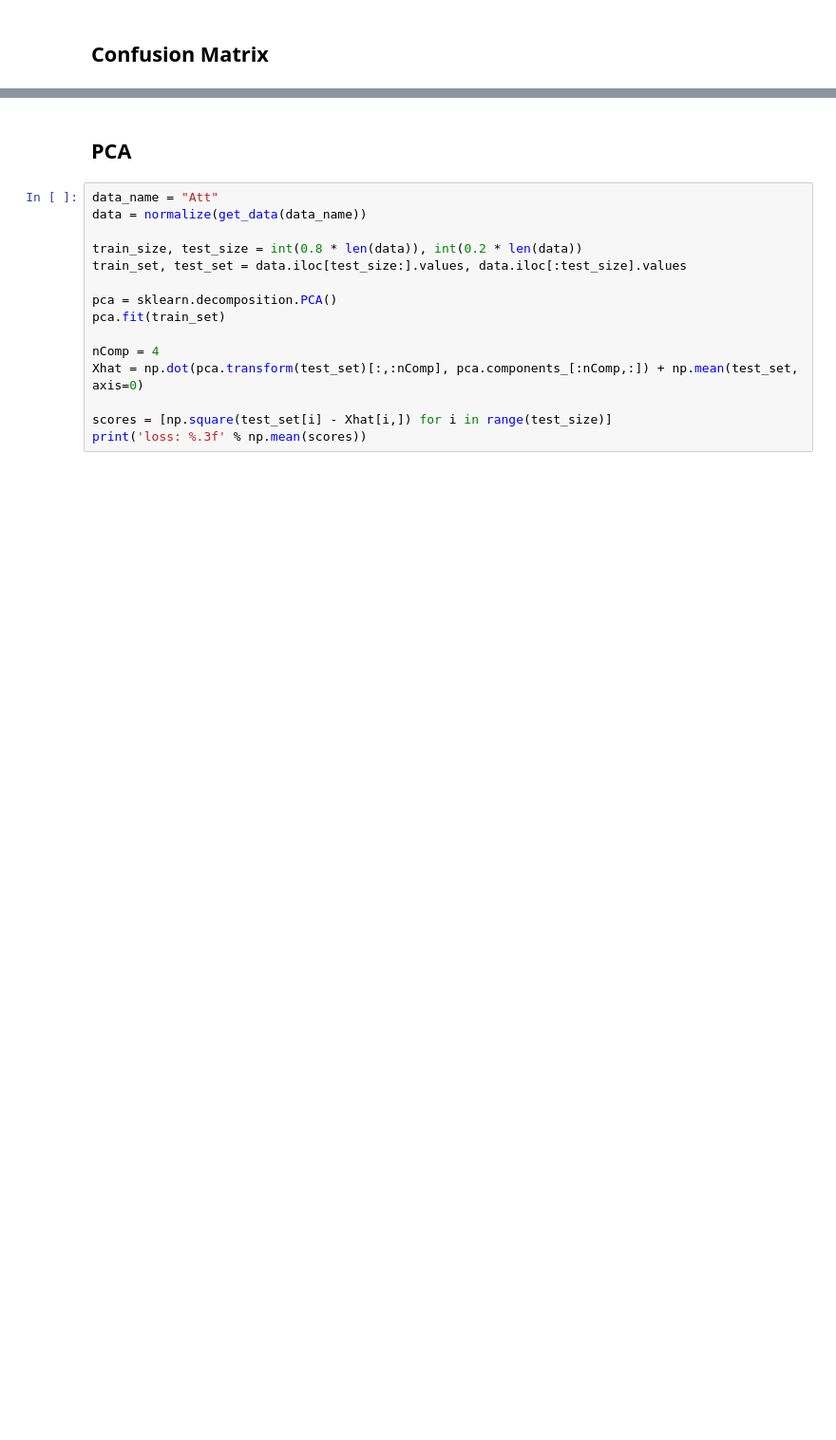
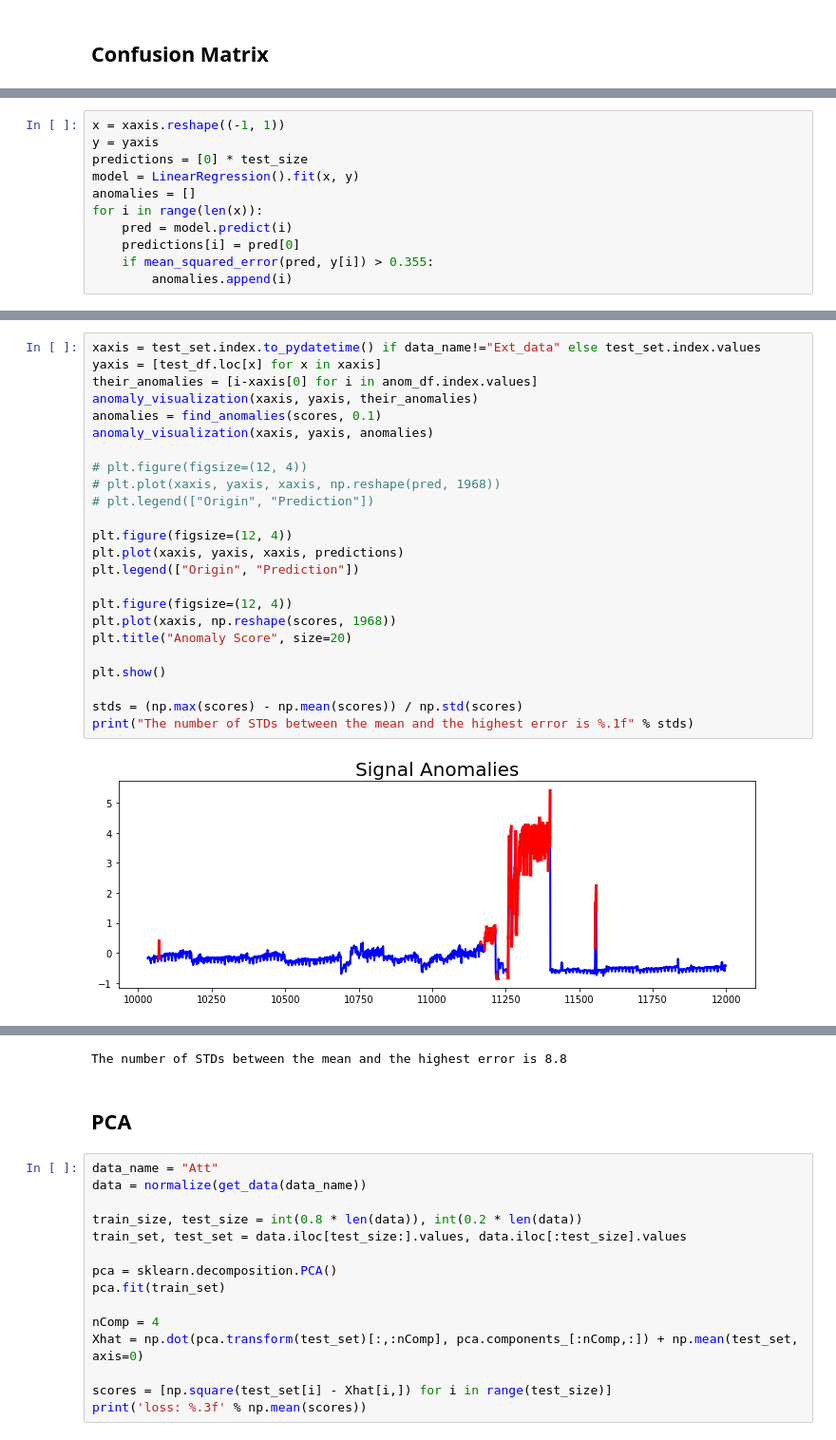
Before and after one commit to tomerlangeibm/Analytics, a Jupyter notebook: VPC Flow Logs Analytics.ipynb, the cells around one changed output, grey strips where cells are left out. Shown at 95% size. Saved outputs shown, nothing was run; the diff lists cells and outputs as text; blank space fills up the shorter version.

```diff
--- a/VPC Flow Logs Analytics.ipynb
+++ b/VPC Flow Logs Analytics.ipynb
@@ -674,0 +758,11 @@ plot_confusion_matrix(their, my)
+# %%
+x = xaxis.reshape((-1, 1))
+y = yaxis
+predictions = [0] * test_size
+model = LinearRegression().fit(x, y)
+anomalies = []
+for i in range(len(x)):
+    pred = model.predict(i)
+    predictions[i] = pred[0]
+    if mean_squared_error(pred, y[i]) > 0.355:
+        anomalies.append(i)
@@ -674,0 +824,26 @@ plot_confusion_matrix(their, my)
+# %%
+xaxis = test_set.index.to_pydatetime() if data_name!="Ext_data" else test_set.index.values
+yaxis = [test_df.loc[x] for x in xaxis]
+their_anomalies = [i-xaxis[0] for i in anom_df.index.values]
+anomaly_visualization(xaxis, yaxis, their_anomalies)
+anomalies = find_anomalies(scores, 0.1)
+anomaly_visualization(xaxis, yaxis, anomalies)
+
+# plt.figure(figsize=(12, 4))
+# plt.plot(xaxis, yaxis, xaxis, np.reshape(pred, 1968))
+# plt.legend(["Origin", "Prediction"])
+
+plt.figure(figsize=(12, 4))
+plt.plot(xaxis, yaxis, xaxis, predictions)
+plt.legend(["Origin", "Prediction"])
+
+plt.figure(figsize=(12, 4))
+plt.plot(xaxis, np.reshape(scores, 1968))
+plt.title("Anomaly Score", size=20)
+
+plt.show()
+
+stds = (np.max(scores) - np.mean(scores)) / np.std(scores)
+print("The number of STDs between the mean and the highest error is %.1f" % stds)
+# %% [output]
+[figure, added]
@@ -675,3 +853,4 @@ plot_confusion_matrix(their, my)
+The number of STDs between the mean and the highest error is 8.8
 # %% [markdown]
 ## PCA
 # %%
```
Also changed, not shown: parts of 35 cells of this notebook.
